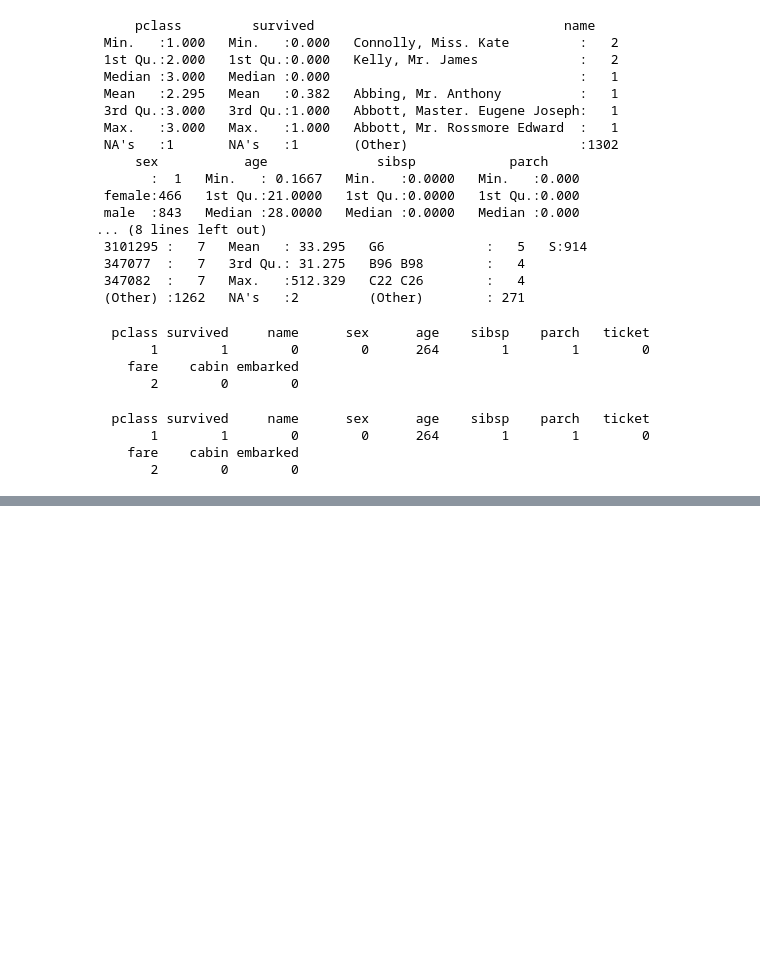
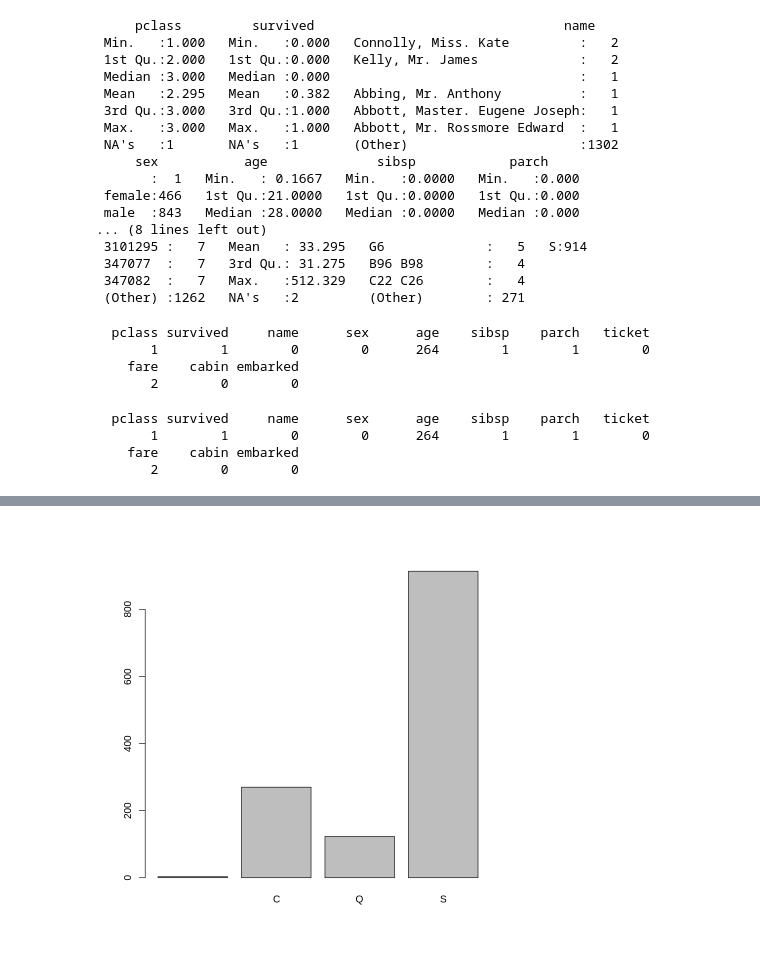
Before and after one commit to Gelassenheit17/R_Statistics, a Jupyter notebook: R수업02_자료형1.ipynb, the cells around one changed output, grey strips where cells are left out. Saved outputs shown, nothing was run; the diff lists cells and outputs as text; code cells hidden in the pictures; blank space fills up the shorter version.

```diff
--- a/R수업02_자료형1.ipynb
+++ b/R수업02_자료형1.ipynb
@@ -331,0 +348,9 @@ colSums(is.na(titanic))
+# %%
+# 타이타닉 승선객 중 승선위치(embarked) 현황 시각화
+#c: cherbrug
+#s: southampthon
+#q: queenstown
+fre_e <- table(titanic$embarked)
+barplot(fre_e)
+# %% [output]
+[figure, added]
```
Also changed, not shown: parts of 10 cells of this notebook.
